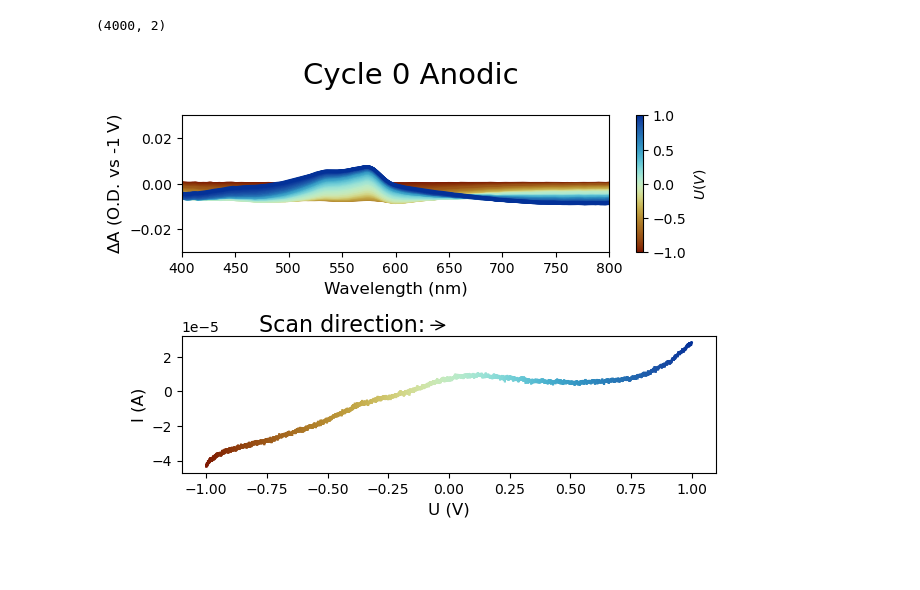
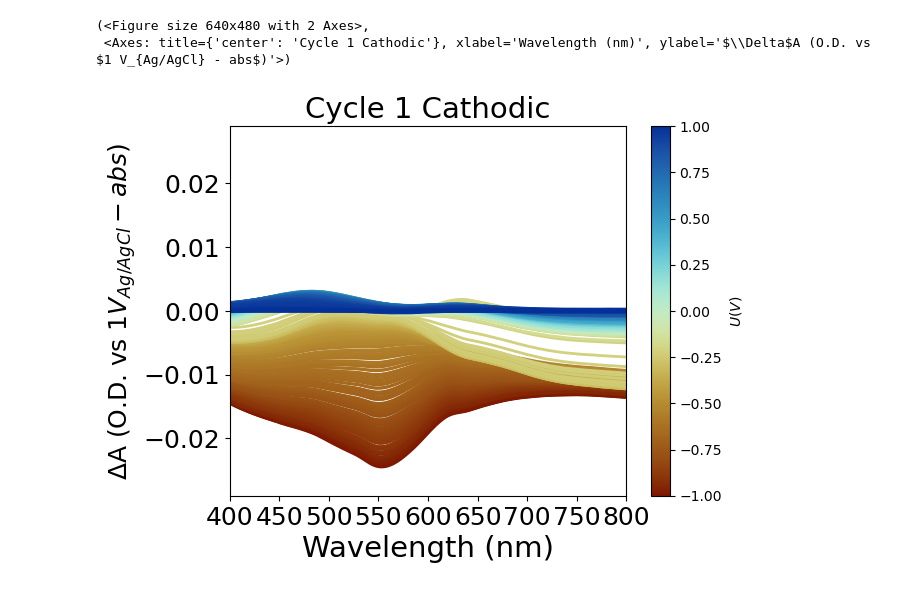
Before and after one commit to BenjaminSMoss/HiSpEC-analysis-2, a Jupyter notebook: SEC_class2.ipynb, the cells around one changed output. Saved outputs shown, nothing was run; the diff lists cells and outputs as text; code cells hidden in the pictures; blank space fills up the shorter version.

```diff
--- a/SEC_class2.ipynb
+++ b/SEC_class2.ipynb
@@ -690,11 +679,21 @@ if __name__ == "__main__":
     SpEC1.populate_CV_scans()
     SpEC1.Downsample_spec_scans(0.005, 1)
     test, ref =calculateDOD(SpEC1, 0, 'Cathodic', -1,11)
-
     for key, value in SpEC1.spec_scans_downsampled.items():
         for key2, value2 in value.items():
-            temp, ref =calculateDOD(SpEC1, key, key2, -1, 11)
-            _,_= plot_DOD(temp, Title=f'Cycle {key} {key2}', y_max=0.03, y_min=-0.03, x_min=400, x_max=800, reference_potential=ref)
+            temp, ref =calculateDOD(SpEC1, key, key2, 1, 11)
+            _,_= plot_DOD(temp, Title=f'Cycle {key} {key2}', y_max=0.1, y_min=-0.1, x_min=400, x_max=800, reference_potential=ref)
+"""
+    for key, value in SpEC1.CV_scans.items():
+
+        for key2, value2 in value.items():
+            CV=SpEC1.CV_scans[key][key2]
+            if key2 == 'Anodic':
+                test, ref =calculateDOD(SpEC1, key, key2, -0.5, 51)
+            elif key2 == 'Cathodic':
+                test, ref =calculateDOD(SpEC1, key, key2, 0.5, 51)
+            Co_plot_DOD_and_CV(test, CV, Title=f'Cycle {key} {key2}', y_max=0.001, y_min=-0.001, x_min=400, x_max=800, reference_potential=f"$ {ref}V_{{Ag/AgCl}}$", scan_direction=key2)
+"""
 # %% [output]
 /Users/benj/Documents/RzSpEC/2024-07-24/HiSpEC/0.25 mm run 3 3scans /ANDORSPEC-0.0.0.0__0.pkl
  /Users/benj/Documents/RzSpEC/2024-07-24/HiSpEC/0.25 mm run 3 3scans /CV-3.3.0.0__0.csv
@@ -716,9 +752,9 @@ Fitted parameters saved to the interpolation attribute are:
 # %%
+data, ref=calculateDOD(SpEC1, 1, 'Cathodic', 1, 100)
+data=data
 
-
-CV=SpEC1.CV_scans[2]['Anodic']
-test, ref =calculateDOD(SpEC1, 2, 'Anodic', -1,11)
-_,_= Co_plot_DOD_and_CV(test, CV, Title='Cycle 0 Anodic', y_max=0.03, y_min=-0.03, x_min=400, x_max=800, reference_potential=ref, scan_direction='Anodic')
+plot_DOD(data, Title='Cycle 1 Cathodic', y_max=0.029, y_min=-0.029, x_min=400, x_max=800, reference_potential=f"${ref} V_{{Ag/AgCl}} - abs$")
 # %% [output]
-(4000, 2)
+(<Figure size 640x480 with 2 Axes>,
+ <Axes: title={'center': 'Cycle 1 Cathodic'}, xlabel='Wavelength (nm)', ylabel='$\\Delta$A (O.D. vs $1 V_{Ag/AgCl} - abs$)'>)
-[figure, old version]
+[figure, new version]
```
Also changed, not shown: parts of 11 cells of this notebook, 20 other files.
